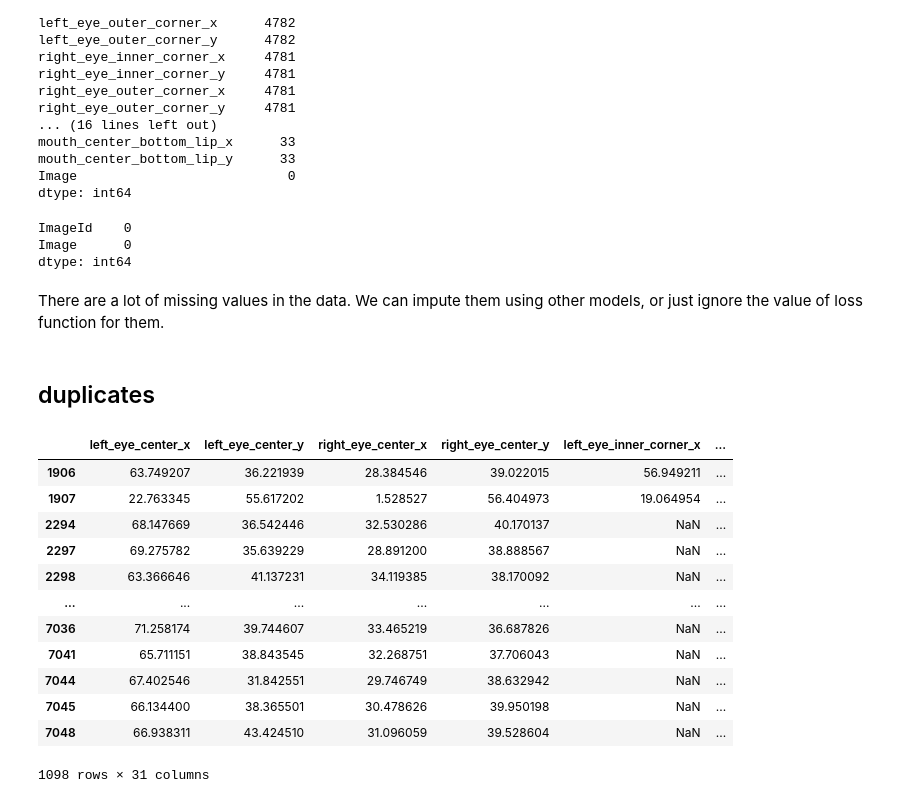
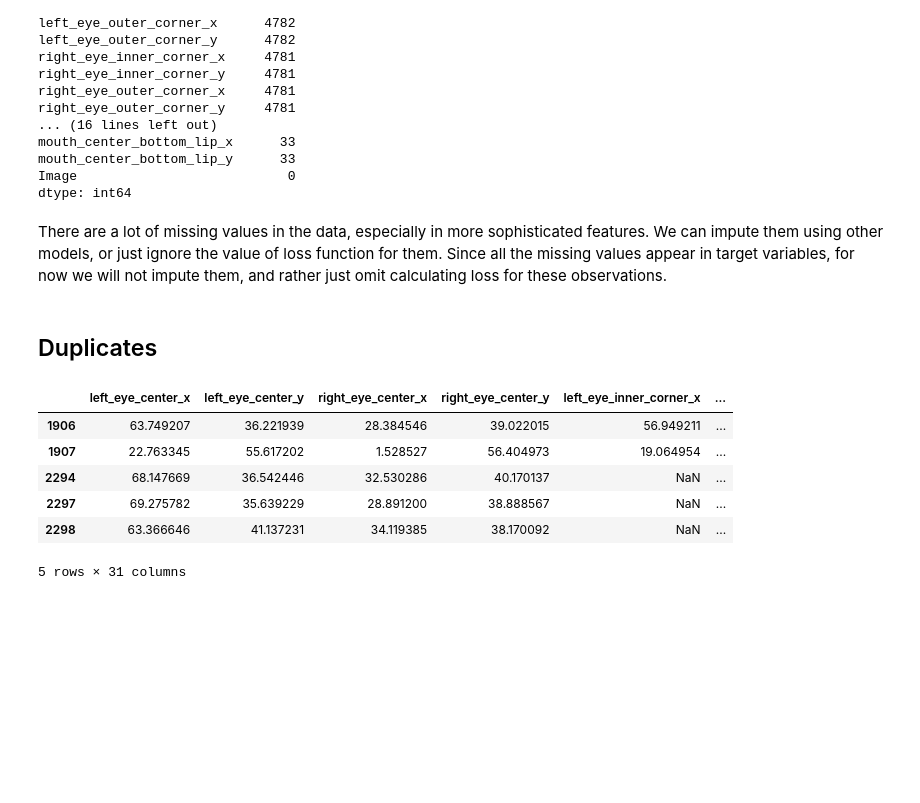
Before and after one commit to WJakubowsk/facial_keypoints_detection, a Jupyter notebook: notebooks/wiktor.ipynb, the cells around one changed output. Saved outputs shown, nothing was run; the diff lists cells and outputs as text; code cells hidden in the pictures; blank space fills up the shorter version.

```diff
--- a/notebooks/wiktor.ipynb
+++ b/notebooks/wiktor.ipynb
@@ -29,30 +29,18 @@ mouth_center_bottom_lip_x      33
 mouth_center_bottom_lip_y      33
 Image                           0
 dtype: int64
-# %%
-df_test.isna().sum()
-# %% [output]
-ImageId    0
-Image      0
-dtype: int64
 # %% [markdown]
-There are a lot of missing values in the data. We can impute them using other models, or just ignore the value of loss function for them.
+There are a lot of missing values in the data, especially in more sophisticated features. We can impute them using other models, or just ignore the value of loss function for them. Since all the missing values appear in target variables, for now we will not impute them, and rather just omit calculating loss for these observations.
 # %% [markdown]
-## duplicates
+## Duplicates
 # %%
-df_train[df_train.duplicated(subset="Image", keep=False)]
+df_train[df_train.duplicated(subset="Image", keep=False)].head()
 # %% [output]
 |  | left_eye_center_x | left_eye_center_y | right_eye_center_x | right_eye_center_y | left_eye_inner_corner_x | ... |
 | 1906 | 63.749207 | 36.221939 | 28.384546 | 39.022015 | 56.949211 | ... |
 | 1907 | 22.763345 | 55.617202 | 1.528527 | 56.404973 | 19.064954 | ... |
 | 2294 | 68.147669 | 36.542446 | 32.530286 | 40.170137 | NaN | ... |
 | 2297 | 69.275782 | 35.639229 | 28.891200 | 38.888567 | NaN | ... |
 | 2298 | 63.366646 | 41.137231 | 34.119385 | 38.170092 | NaN | ... |
-| ... | ... | ... | ... | ... | ... | ... |
-| 7036 | 71.258174 | 39.744607 | 33.465219 | 36.687826 | NaN | ... |
-| 7041 | 65.711151 | 38.843545 | 32.268751 | 37.706043 | NaN | ... |
-| 7044 | 67.402546 | 31.842551 | 29.746749 | 38.632942 | NaN | ... |
-| 7045 | 66.134400 | 38.365501 | 30.478626 | 39.950198 | NaN | ... |
-| 7048 | 66.938311 | 43.424510 | 31.096059 | 39.528604 | NaN | ... |
-1098 rows × 31 columns
+5 rows × 31 columns
 # %%
```
Also changed, not shown: parts of 14 cells of this notebook.
